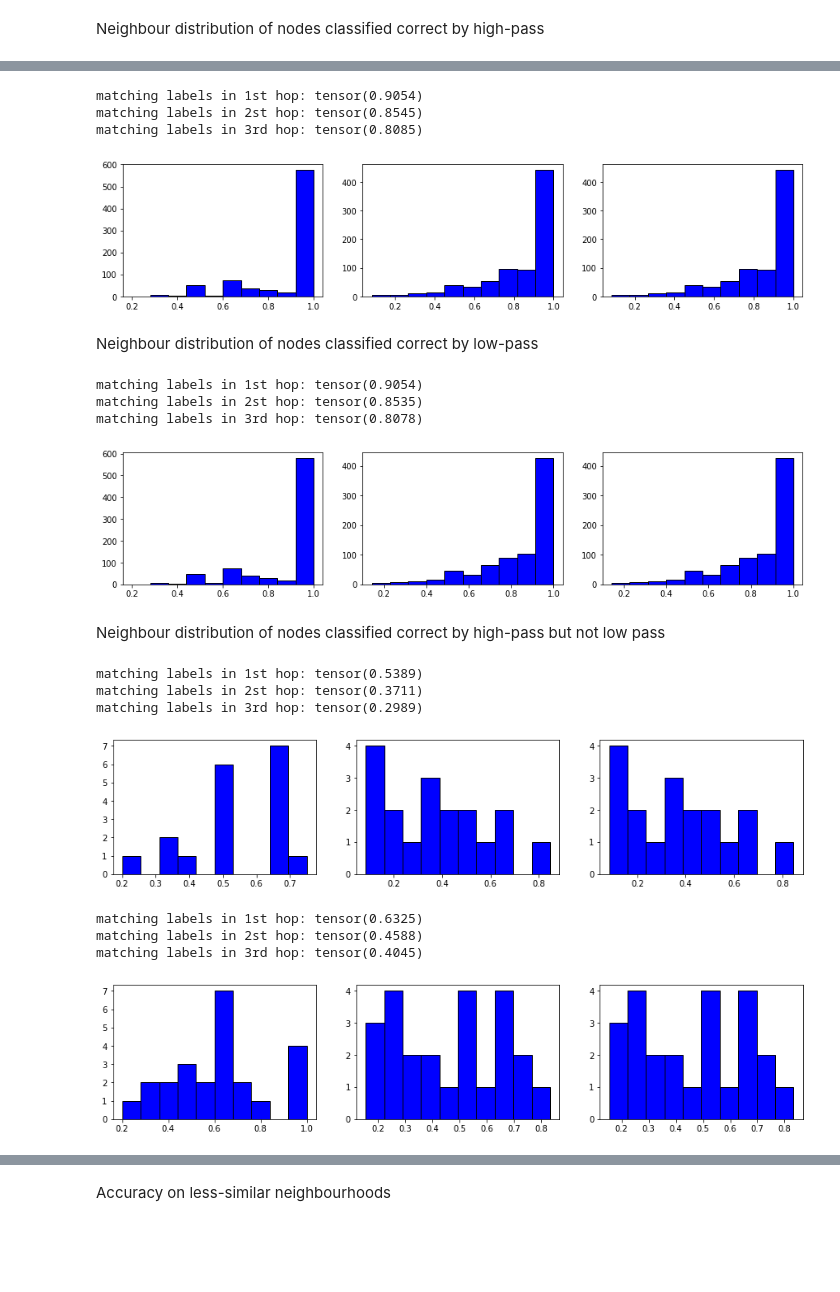
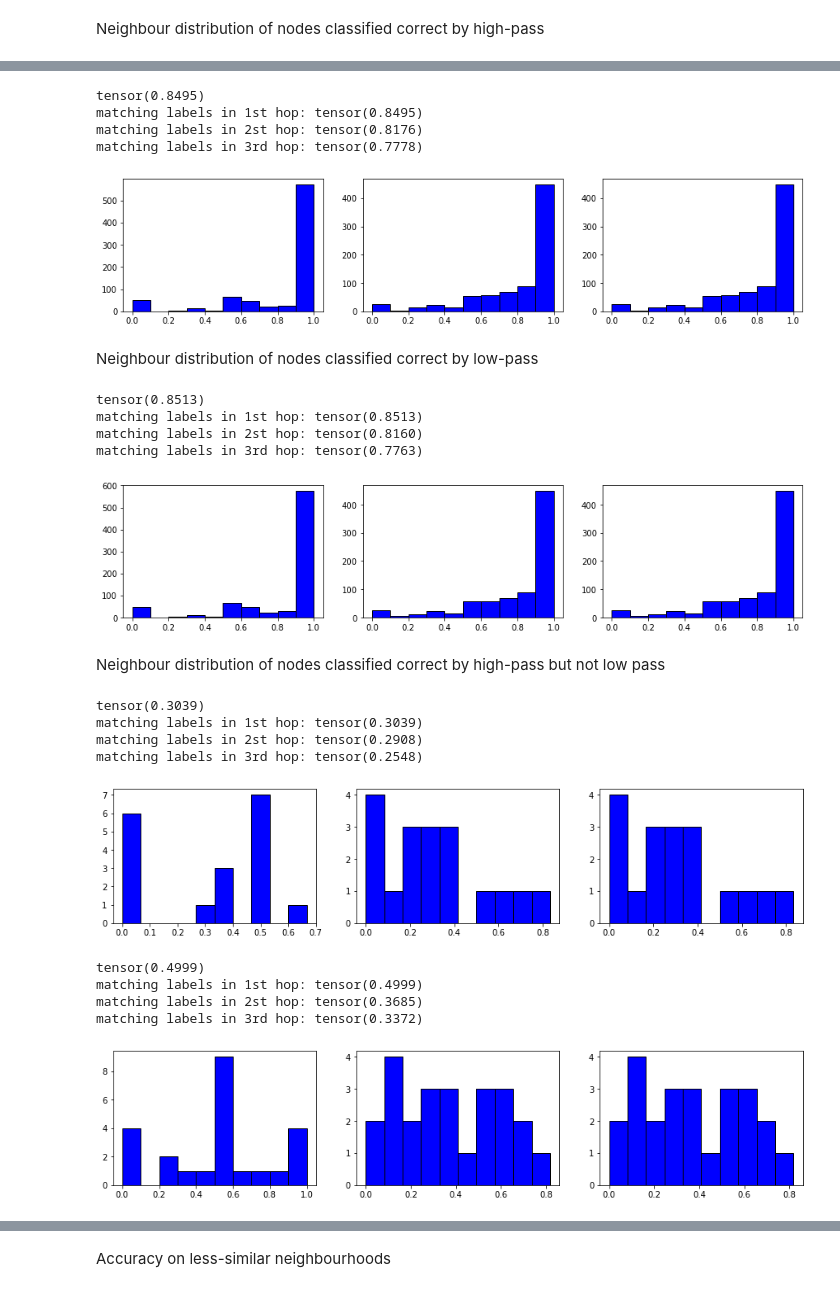
Before and after one commit to seanli3/asgat, a Jupyter notebook: citation/citeseer_frequency_analysis.ipynb, the cells around one changed output, grey strips where cells are left out. Saved outputs shown, nothing was run; the diff lists cells and outputs as text; code cells hidden in the pictures; blank space fills up the shorter version.

```diff
--- a/citation/citeseer_frequency_analysis.ipynb
+++ b/citation/citeseer_frequency_analysis.ipynb
@@ -53,14 +53,17 @@ def get_correctly_predicted_node_idx(net, key, dataset):
     pred = logits[mask].max(1)[1]
     return { *pred.eq(dataset[0].y[mask]).nonzero().view(-1).tolist() }
 # %%
-def matching_labels_distribution(nodes_set):
+def matching_labels_distribution(nodes_set, G, dataset):
     hop_1_matching_percent = []
     hop_2_matching_percent = []
     hop_3_matching_percent = []
     for n in nodes_set:
-        hop_1_neighbours = list(nx.ego_graph(G, n.item(), 1).nodes())
-        hop_2_neighbours = list(nx.ego_graph(G, n.item(), 2).nodes())
-        hop_3_neighbours = list(nx.ego_graph(G, n.item(), 3).nodes())
+        hop_1_neighbours = list(nx.ego_graph(G, n, 1).nodes())
+        hop_2_neighbours = list(nx.ego_graph(G, n, 2).nodes())
+        hop_3_neighbours = list(nx.ego_graph(G, n, 3).nodes())
+        hop_1_neighbours.remove(n)
+        hop_2_neighbours.remove(n)
+        hop_3_neighbours.remove(n)
         node_label = dataset[0].y[n]
         hop_1_labels = dataset[0].y[hop_1_neighbours]
         hop_2_labels = dataset[0].y[hop_2_neighbours]
@@ -68,11 +71,13 @@ def matching_labels_distribution(nodes_set):
         matching_1_labels = node_label == hop_1_labels
         matching_2_labels = node_label == hop_2_labels
         matching_3_labels = node_label == hop_3_labels
-        hop_1_matching_percent.append(matching_1_labels.float().sum()/matching_1_labels.shape[0])
-        hop_2_matching_percent.append(matching_2_labels.float().sum()/matching_2_labels.shape[0])
-        hop_3_matching_percent.append(matching_3_labels.float().sum()/matching_3_labels.shape[0])
+
+        hop_1_matching_percent.append(matching_1_labels.float().sum()/max(matching_1_labels.shape[0], 1))
+        hop_2_matching_percent.append(matching_2_labels.float().sum()/max(matching_2_labels.shape[0], 1))
+        hop_3_matching_percent.append(matching_3_labels.float().sum()/max(matching_3_labels.shape[0], 1))
 
 
+    print(torch.tensor(hop_1_matching_percent).mean())
     print('matching labels in 1st hop:', torch.tensor(hop_1_matching_percent).mean())
     print('matching labels in 2st hop:', torch.tensor(hop_2_matching_percent).mean())
     print('matching labels in 3rd hop:', torch.tensor(hop_3_matching_percent).mean())
@@ -558,33 +569,37 @@ Neighbour distribution of nodes classified correct by high-pass
 # %%
-matching_labels_distribution(high_correct_nodes);
+matching_labels_distribution(high_correct_nodes.tolist(), G, dataset);
 # %% [output]
-matching labels in 1st hop: tensor(0.9054)
-matching labels in 2st hop: tensor(0.8545)
-matching labels in 3rd hop: tensor(0.8085)
+tensor(0.8495)
+matching labels in 1st hop: tensor(0.8495)
+matching labels in 2st hop: tensor(0.8176)
+matching labels in 3rd hop: tensor(0.7778)
-[figure, old version]
+[figure, new version]
 # %% [markdown]
 Neighbour distribution of nodes classified correct by low-pass
 # %%
-matching_labels_distribution(low_correct_nodes);
+matching_labels_distribution(low_correct_nodes.tolist(), G, dataset);
 # %% [output]
-matching labels in 1st hop: tensor(0.9054)
-matching labels in 2st hop: tensor(0.8535)
-matching labels in 3rd hop: tensor(0.8078)
+tensor(0.8513)
+matching labels in 1st hop: tensor(0.8513)
+matching labels in 2st hop: tensor(0.8160)
+matching labels in 3rd hop: tensor(0.7763)
-[figure, old version]
+[figure, new version]
 # %% [markdown]
 Neighbour distribution of nodes classified correct by high-pass but not low pass
 # %%
-matching_labels_distribution(high_not_low_correct_nodes);
+matching_labels_distribution(high_not_low_correct_nodes.tolist(), G, dataset);
 # %% [output]
-matching labels in 1st hop: tensor(0.5389)
-matching labels in 2st hop: tensor(0.3711)
-matching labels in 3rd hop: tensor(0.2989)
+tensor(0.3039)
+matching labels in 1st hop: tensor(0.3039)
+matching labels in 2st hop: tensor(0.2908)
+matching labels in 3rd hop: tensor(0.2548)
-[figure, old version]
+[figure, new version]
 # %%
-matching_labels_distribution(low_not_high_correct_nodes);
+matching_labels_distribution(low_not_high_correct_nodes.tolist(), G, dataset);
 # %% [output]
-matching labels in 1st hop: tensor(0.6325)
-matching labels in 2st hop: tensor(0.4588)
-matching labels in 3rd hop: tensor(0.4045)
+tensor(0.4999)
+matching labels in 1st hop: tensor(0.4999)
+matching labels in 2st hop: tensor(0.3685)
+matching labels in 3rd hop: tensor(0.3372)
-[figure, old version]
+[figure, new version]
 # %%
```
Also changed, not shown: parts of 24 cells of this notebook, 3 other files.
